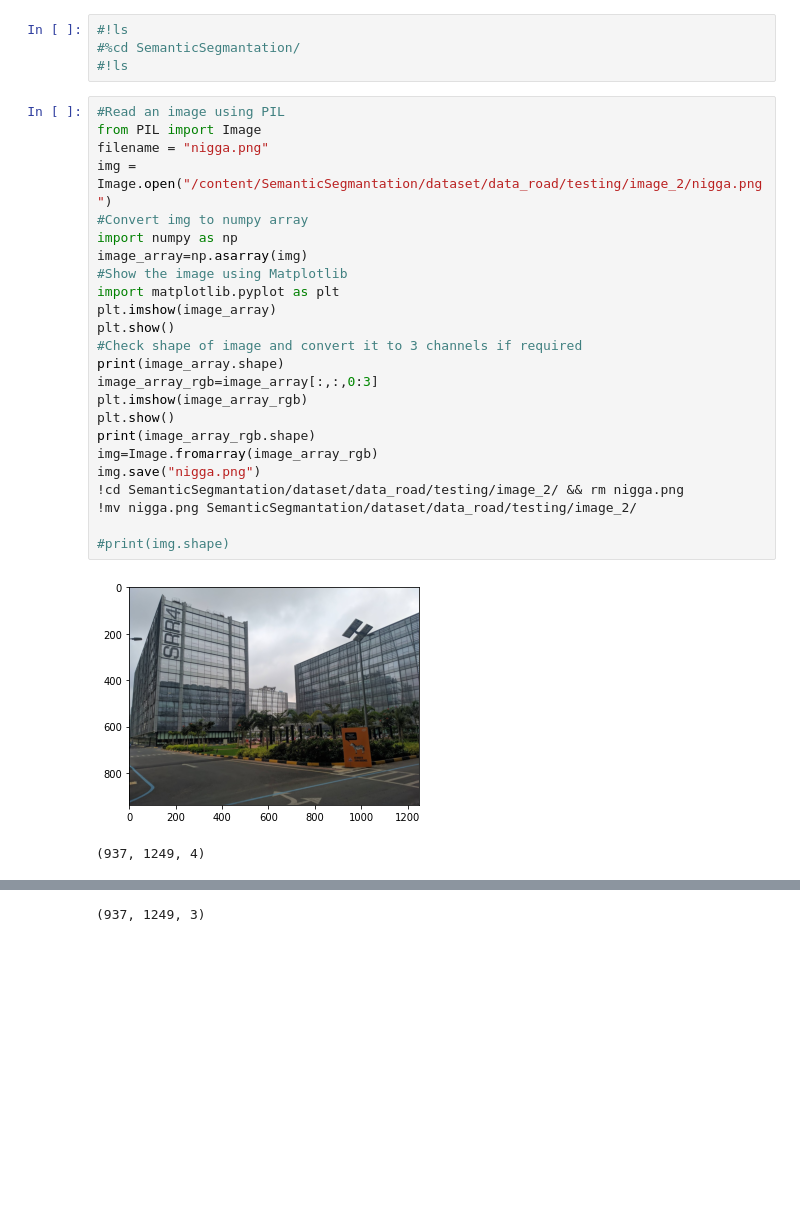
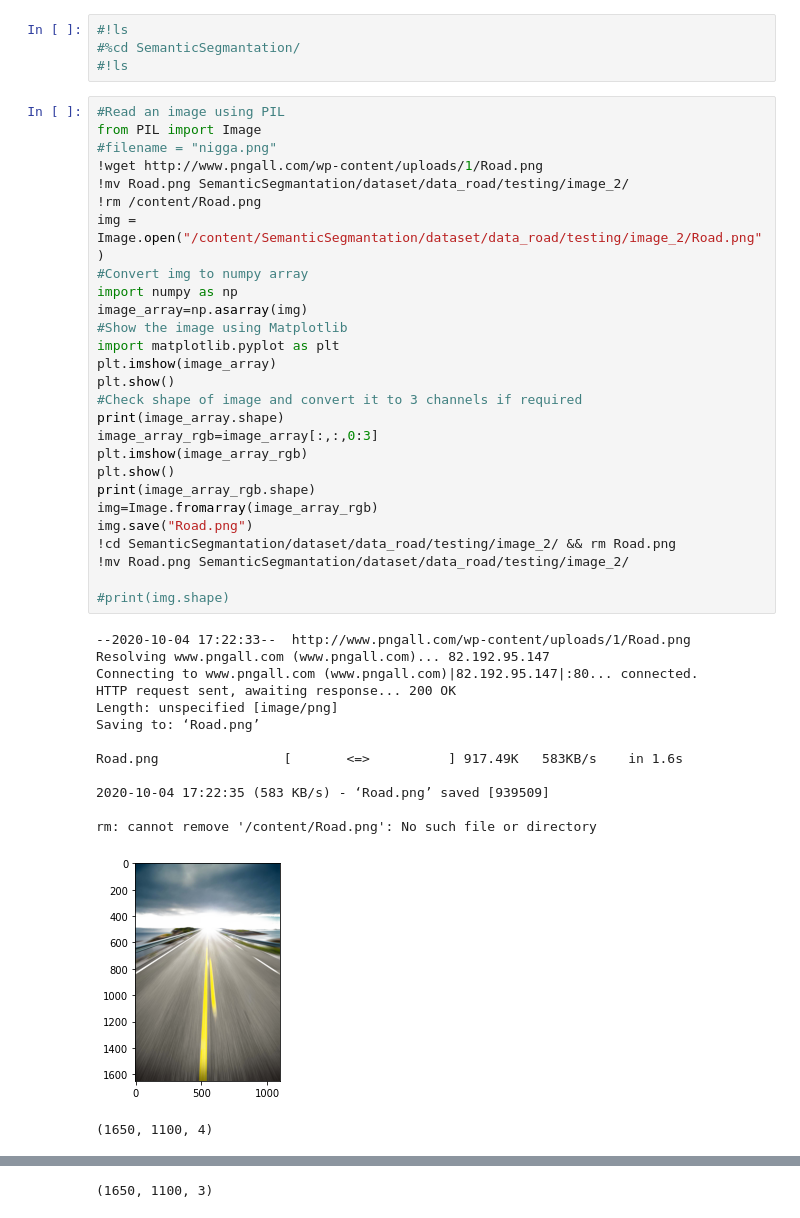
Before and after one commit to niravjain98/SemanticSegmantation, a Jupyter notebook: ColabNotebook.ipynb, the cells around one changed output, grey strips where cells are left out. Cells and saved outputs as stored; diff of their text form; blank space fills up the shorter version.

Commit message:
Added link to automatically download a test image

```diff
--- a/ColabNotebook.ipynb
+++ b/ColabNotebook.ipynb
@@ -65,27 +47,42 @@ Archive:  data_road.zip
 # %%
 #Read an image using PIL
 from PIL import Image
-filename = "nigga.png"
-img = Image.open("/content/SemanticSegmantation/dataset/data_road/testing/image_2/nigga.png")
+#filename = "nigga.png"
+!wget http://www.pngall.com/wp-content/uploads/1/Road.png
+!mv Road.png SemanticSegmantation/dataset/data_road/testing/image_2/
+!rm /content/Road.png
+img = Image.open("/content/SemanticSegmantation/dataset/data_road/testing/image_2/Road.png")
 #Convert img to numpy array
 import numpy as np
 image_array=np.asarray(img)
 #Show the image using Matplotlib
 import matplotlib.pyplot as plt
 plt.imshow(image_array)
 plt.show()
 #Check shape of image and convert it to 3 channels if required
 print(image_array.shape)
 image_array_rgb=image_array[:,:,0:3]
 plt.imshow(image_array_rgb)
 plt.show()
 print(image_array_rgb.shape)
 img=Image.fromarray(image_array_rgb)
-img.save("nigga.png")
-!cd SemanticSegmantation/dataset/data_road/testing/image_2/ && rm nigga.png
-!mv nigga.png SemanticSegmantation/dataset/data_road/testing/image_2/
+img.save("Road.png")
+!cd SemanticSegmantation/dataset/data_road/testing/image_2/ && rm Road.png
+!mv Road.png SemanticSegmantation/dataset/data_road/testing/image_2/
 
 #print(img.shape)
 # %% [output]
+--2020-10-04 17:22:33--  http://www.pngall.com/wp-content/uploads/1/Road.png
+Resolving www.pngall.com (www.pngall.com)... 82.192.95.147
+Connecting to www.pngall.com (www.pngall.com)|82.192.95.147|:80... connected.
+HTTP request sent, awaiting response... 200 OK
+Length: unspecified [image/png]
+Saving to: ‘Road.png’
+
+Road.png                [       <=>          ] 917.49K   583KB/s    in 1.6s
+
+2020-10-04 17:22:35 (583 KB/s) - ‘Road.png’ saved [939509]
+
+rm: cannot remove '/content/Road.png': No such file or directory
-[figure, old version]
+[figure, new version]
-(937, 1249, 4)
+(1650, 1100, 4)
@@ -93,4 +90,4 @@ img.save("nigga.png")
-(937, 1249, 3)
+(1650, 1100, 3)
 # %%
 %cd SemanticSegmantation
 # % executes the command for the ongoing jupiter session while ! is used for the background
```
Also changed, not shown: parts of 4 cells of this notebook.
